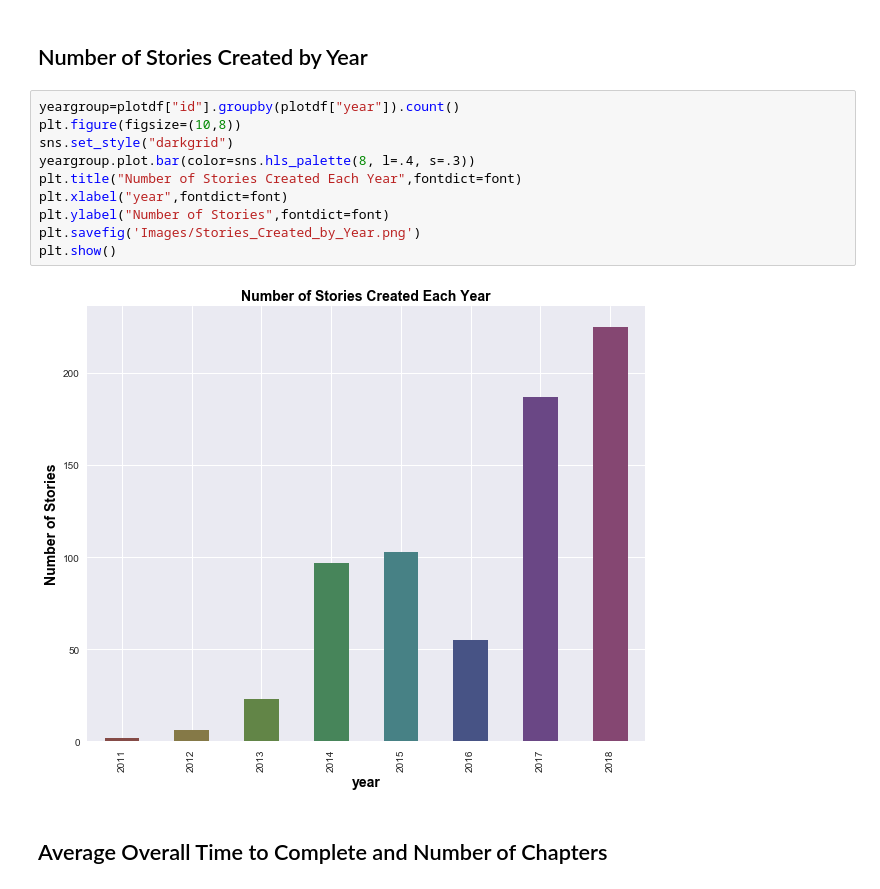
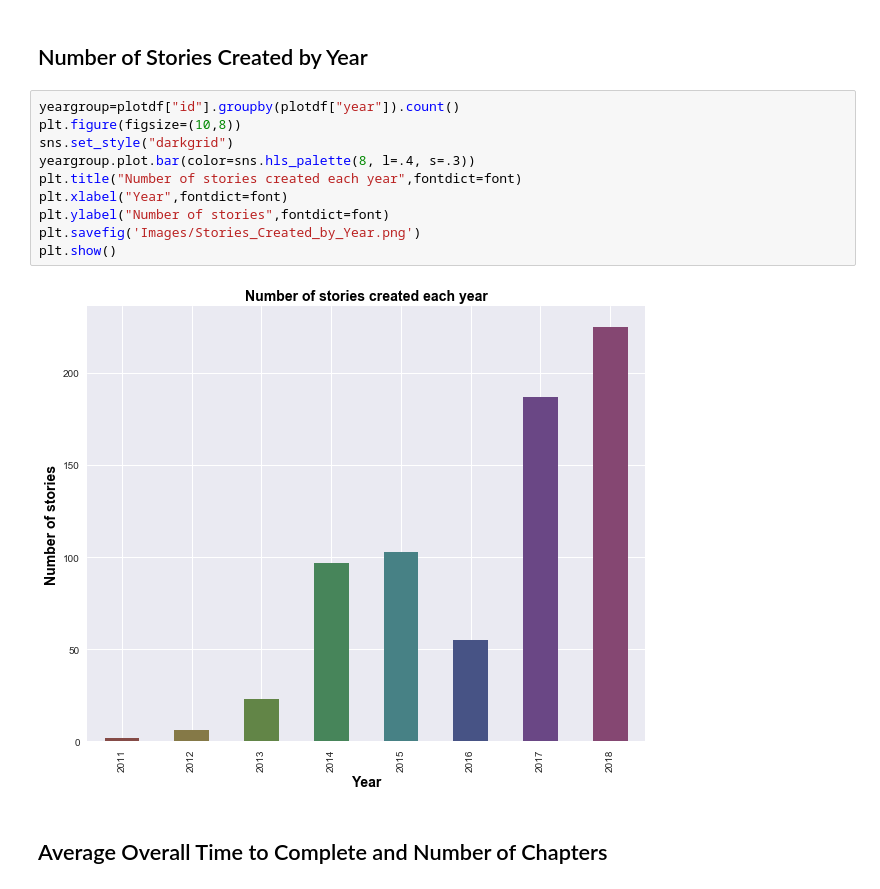
Before and after one commit to rupalimayekar/ProjectWattpad, a Jupyter notebook: Plots_Andrea.ipynb, the cells around one changed output. Saved outputs shown, nothing was run; the diff lists cells and outputs as text.

```diff
--- a/Plots_Andrea.ipynb
+++ b/Plots_Andrea.ipynb
@@ -39,15 +39,15 @@ plotdf.head(2)
 # %%
 yeargroup=plotdf["id"].groupby(plotdf["year"]).count()
 plt.figure(figsize=(10,8))
 sns.set_style("darkgrid")
 yeargroup.plot.bar(color=sns.hls_palette(8, l=.4, s=.3))
-plt.title("Number of Stories Created Each Year",fontdict=font)
-plt.xlabel("year",fontdict=font)
-plt.ylabel("Number of Stories",fontdict=font)
+plt.title("Number of stories created each year",fontdict=font)
+plt.xlabel("Year",fontdict=font)
+plt.ylabel("Number of stories",fontdict=font)
 plt.savefig('Images/Stories_Created_by_Year.png')
 plt.show()
 # %% [output]
-[figure, old version]
+[figure, new version]
 # %% [markdown]
 ## Average Overall Time to Complete and Number of Chapters
 # %%
```
Also changed, not shown: parts of 4 cells of this notebook, 20 other files.
